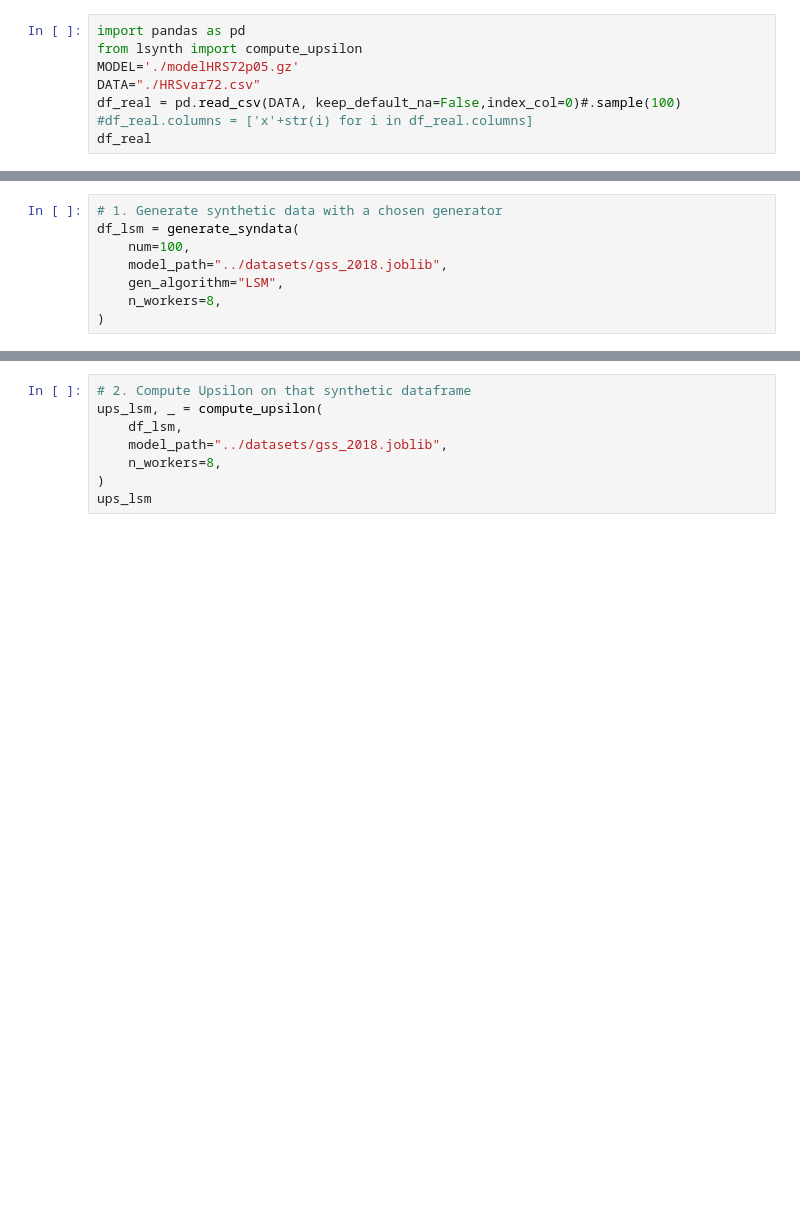
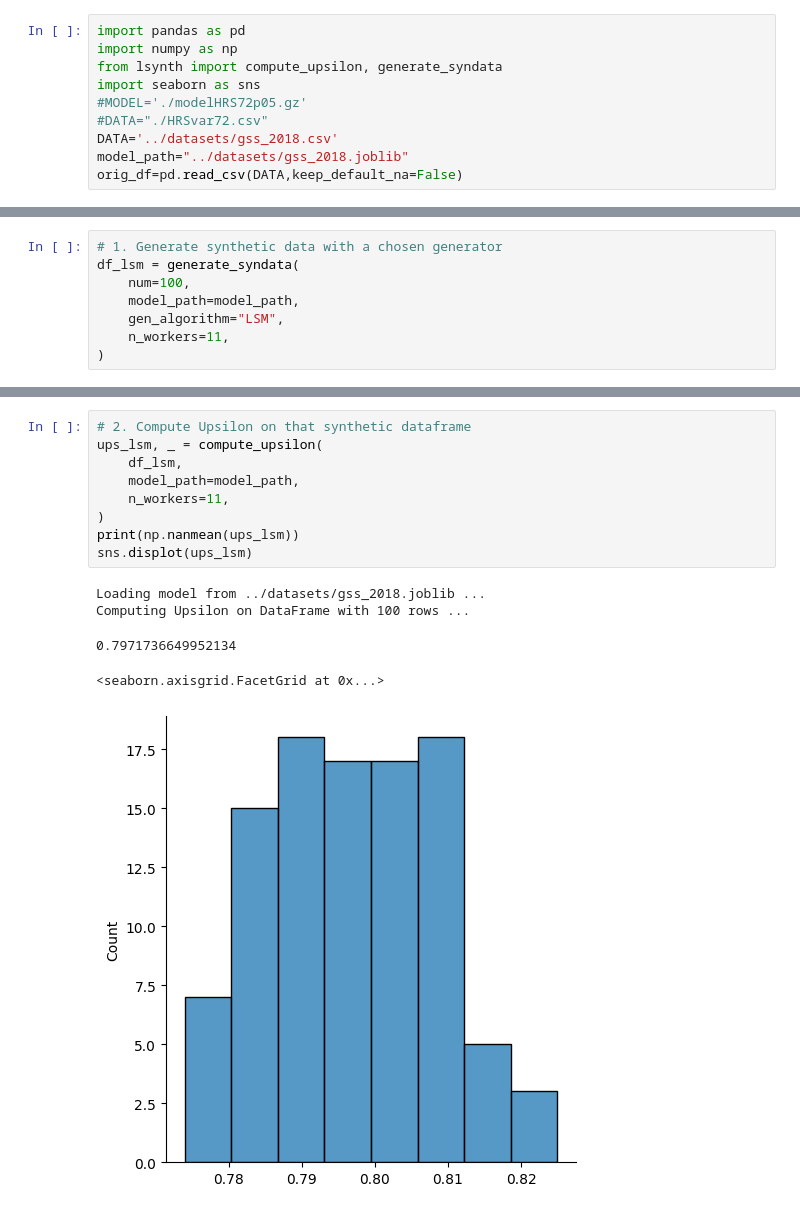
Before and after one commit to zeroknowledgediscovery/lsynth, a Jupyter notebook: local_examples/example.ipynb, the cells around one changed output, grey strips where cells are left out. Cells and saved outputs as stored; diff of their text form; blank space fills up the shorter version.

```diff
--- a/local_examples/example.ipynb
+++ b/local_examples/example.ipynb
@@ -3,8 +1,10 @@
 # %%
 import pandas as pd
-from lsynth import compute_upsilon
-MODEL='./modelHRS72p05.gz'
-DATA="./HRSvar72.csv"
-df_real = pd.read_csv(DATA, keep_default_na=False,index_col=0)#.sample(100)
-#df_real.columns = ['x'+str(i) for i in df_real.columns]
-df_real
+import numpy as np
+from lsynth import compute_upsilon, generate_syndata
+import seaborn as sns
+#MODEL='./modelHRS72p05.gz'
+#DATA="./HRSvar72.csv"
+DATA='../datasets/gss_2018.csv'
+model_path="../datasets/gss_2018.joblib"
+orig_df=pd.read_csv(DATA,keep_default_na=False)
@@ -76,7 +12,7 @@ ImportError: cannot import name 'generate_syndata' from 'lsynth' (/home/ishanu/.
 # 1. Generate synthetic data with a chosen generator
 df_lsm = generate_syndata(
     num=100,
-    model_path="../datasets/gss_2018.joblib",
+    model_path=model_path,
     gen_algorithm="LSM",
-    n_workers=8,
+    n_workers=11,
 )
@@ -83,8 +61,15 @@ df_lsm = generate_syndata(
 # %%
 # 2. Compute Upsilon on that synthetic dataframe
 ups_lsm, _ = compute_upsilon(
     df_lsm,
-    model_path="../datasets/gss_2018.joblib",
-    n_workers=8,
+    model_path=model_path,
+    n_workers=11,
 )
-ups_lsm
+print(np.nanmean(ups_lsm))
+sns.displot(ups_lsm)
+# %% [output]
+Loading model from ../datasets/gss_2018.joblib ...
+Computing Upsilon on DataFrame with 100 rows ...
+0.7971736649952134
+<seaborn.axisgrid.FacetGrid at 0x...>
+[figure, added]
```
Also changed, not shown: parts of 16 cells of this notebook, 6 other files.
